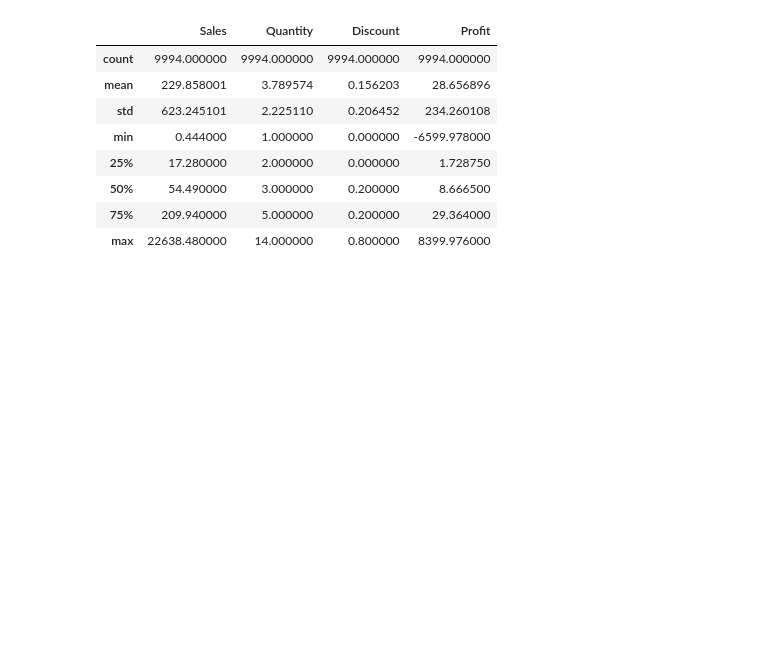
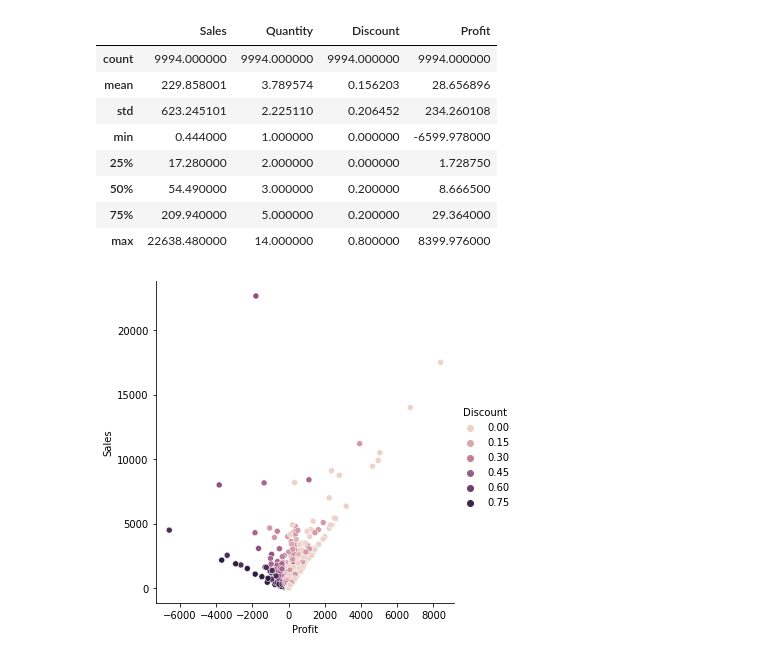
Before and after one commit to AveiroR7/Retailer, a Jupyter notebook: EDAproject.ipynb, the cells around one changed output. Saved outputs shown, nothing was run; the diff lists cells and outputs as text; code cells hidden in the pictures; blank space fills up the shorter version.

```diff
--- a/EDAproject.ipynb
+++ b/EDAproject.ipynb
@@ -63,3 +64,7 @@ retail.describe()
 # %%
 pd.read_csv('SampleSuperstore.csv',header= None, nrows=5)
 retail.to_csv('Retail.csv')
+# %%
+sns.relplot(x="Profit", y="Sales", hue="Discount", data=retail);
+# %% [output]
+[figure, added]
```
Also changed, not shown: parts of 1 cell of this notebook.
